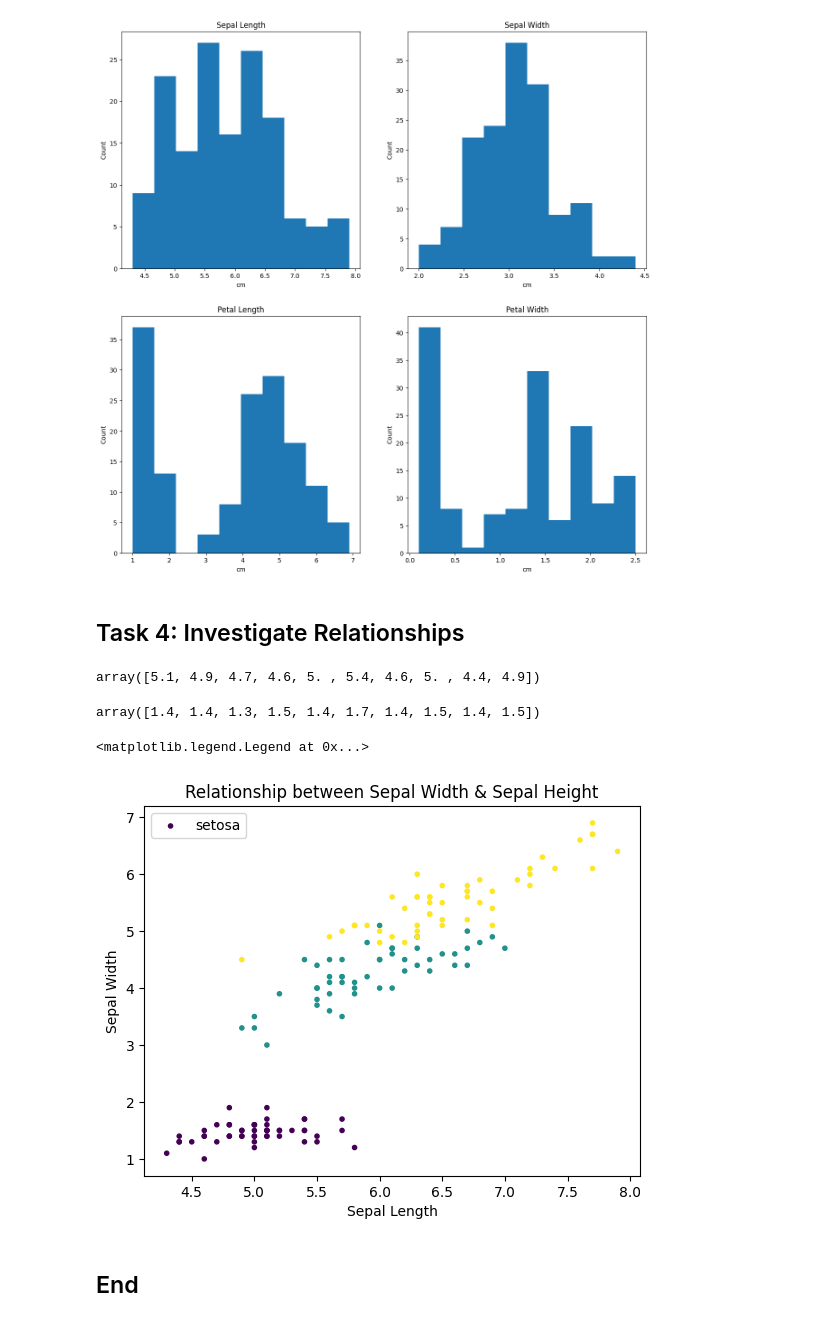
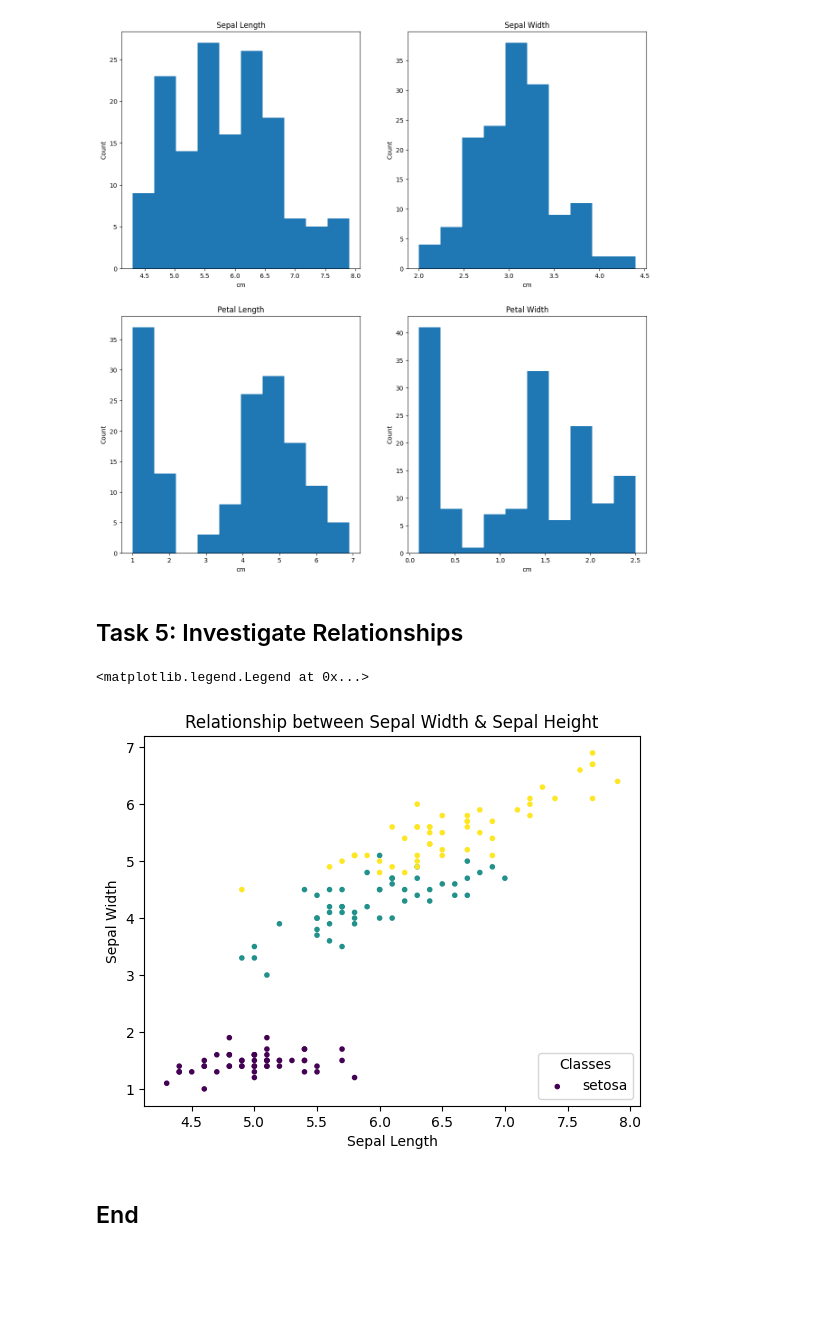
Before and after one commit to lorrainemorrissey/principles_of_data_analytics, a Jupyter notebook: tasks.ipynb, the cells around one changed output. Cells and saved outputs as stored; diff of their text form; code cells hidden in the pictures; blank space fills up the shorter version.

Commit message:
Update to task 5

```diff
--- a/tasks.ipynb
+++ b/tasks.ipynb
@@ -117,39 +122,38 @@ axes[1,1].hist(df['petal_width'], bins=10);
 # %% [output]
 [figure]
 # %% [markdown]
-## Task 4: Investigate Relationships
+## Task 5: Investigate Relationships
 # %%
 # Sepal Length
 sepl = irisdata.data[0:,0]
 
 #show
-sepl[:10]
+#sepl[:10]
-# %% [output]
-array([5.1, 4.9, 4.7, 4.6, 5. , 5.4, 4.6, 5. , 4.4, 4.9])
 # %%
 # Sepal Width
 sepw = irisdata.data[0:,2]
 
 #show
-sepw[:10]
+#sepw[:10]
-# %% [output]
-array([1.4, 1.4, 1.3, 1.5, 1.4, 1.7, 1.4, 1.5, 1.4, 1.5])
 # %%
 # Create a figure and an axis
 fig, ax = plt.subplots()
 
 # Scatter plot
 ax.scatter(sepl, sepw, c =irisdata.target, marker='.')
 
 # Title
 plt.title('Relationship between Sepal Width & Sepal Height')
 
 # Labels
 ax.set_xlabel('Sepal Length')
 ax.set_ylabel('Sepal Width')
-ax.legend( irisdata.target_names)
+
+#ax.legend()
+plt.legend( irisdata["target_names"], loc="lower right", title="Classes")
+#ax.legend(irisdata.legend_elements()[0], iris.target_names, loc="lower right", title="Classes")
 # %% [output]
 <matplotlib.legend.Legend at 0x...>
-[figure, old version]
+[figure, new version]
 # %% [markdown]
 ## End
```
